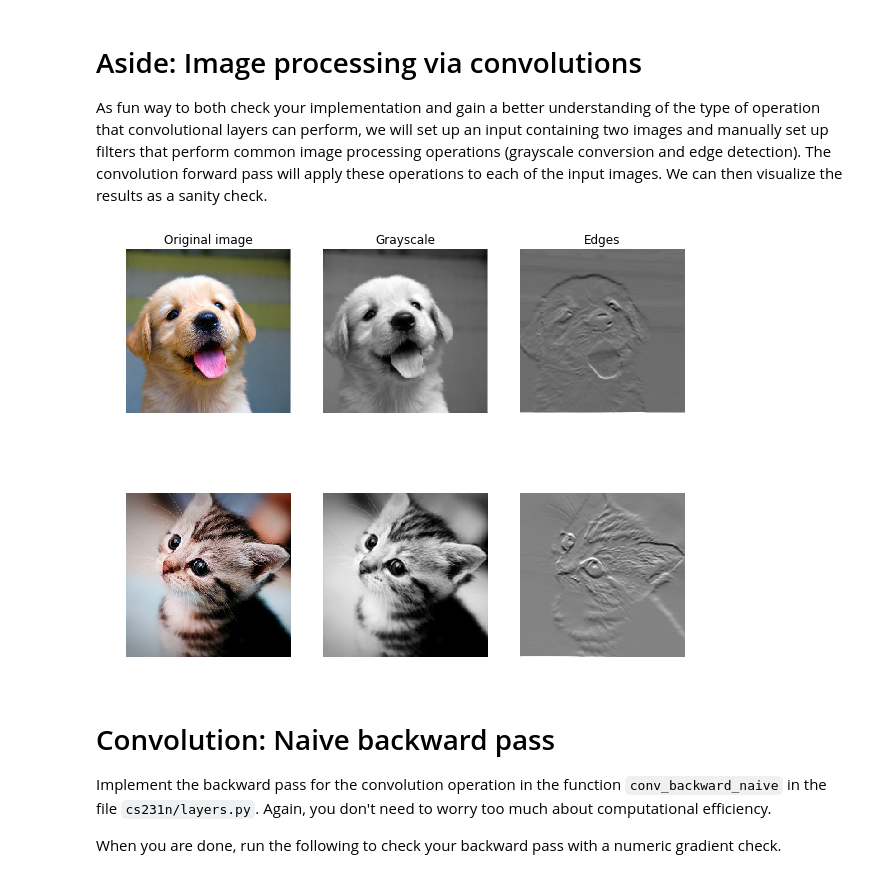
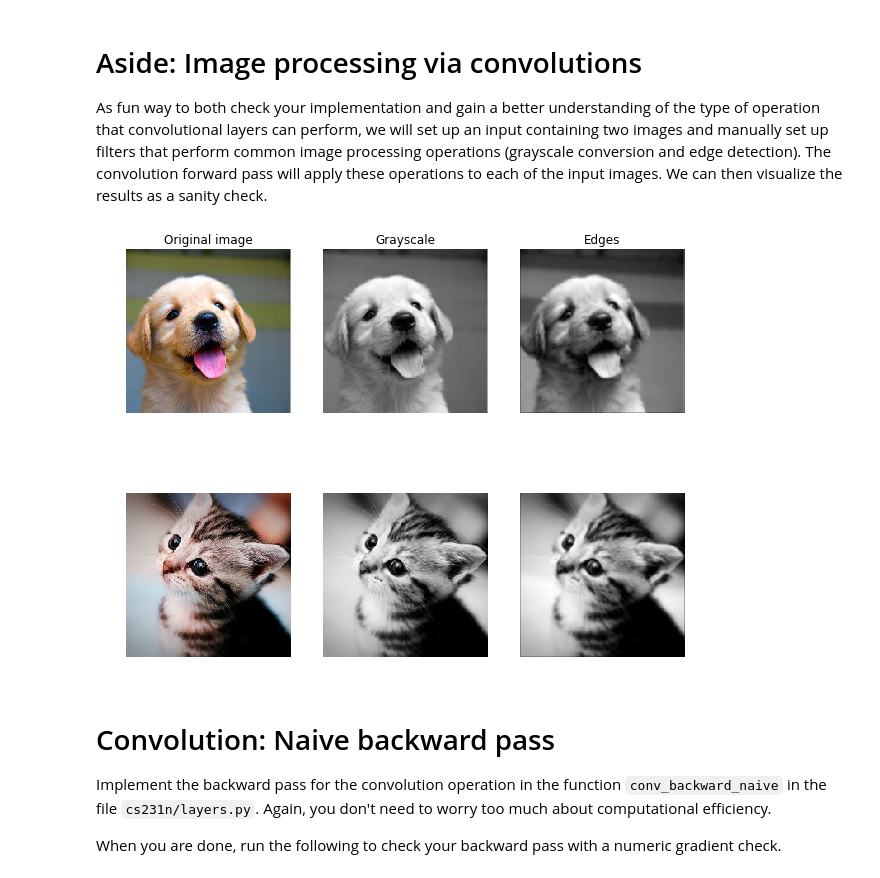
Before and after one commit to kingofyeti/yeti_cs231n, a Jupyter notebook: assignment2/ConvolutionalNetworks.ipynb, the cells around one changed output. Cells and saved outputs as stored; diff of their text form; code cells hidden in the pictures.

```diff
--- a/assignment2/ConvolutionalNetworks.ipynb
+++ b/assignment2/ConvolutionalNetworks.ipynb
@@ -103,7 +103,7 @@ w[0, 1, :, :] = [[0, 0, 0], [0, 0.6, 0], [0, 0, 0]]
 w[0, 2, :, :] = [[0, 0, 0], [0, 0.1, 0], [0, 0, 0]]
 
 # Second filter detects horizontal edges in the blue channel.
-w[1, 2, :, :] = [[1, 2, 1], [0, 0, 0], [-1, -2, -1]]
+w[1, 2, :, :] = [[1, 2, 1], [2, 4, 2], [1, 2, 1]]
 
 # Vector of biases. We don't need any bias for the grayscale
 # filter, but for the edge detection filter we want to add 128
@@ -112,35 +112,35 @@ b = np.array([0, 128])
 
 # Compute the result of convolving each input in x with each filter in w,
 # offsetting by b, and storing the results in out.
 out, _ = conv_forward_naive(x, w, b, {'stride': 1, 'pad': 1})
 
 def imshow_noax(img, normalize=True):
     """ Tiny helper to show images as uint8 and remove axis labels """
     if normalize:
         img_max, img_min = np.max(img), np.min(img)
         img = 255.0 * (img - img_min) / (img_max - img_min)
     plt.imshow(img.astype('uint8'))
     plt.gca().axis('off')
 
 # Show the original images and the results of the conv operation
 plt.subplot(2, 3, 1)
 imshow_noax(puppy, normalize=False)
 plt.title('Original image')
 plt.subplot(2, 3, 2)
 imshow_noax(out[0, 0])
 plt.title('Grayscale')
 plt.subplot(2, 3, 3)
 imshow_noax(out[0, 1])
 plt.title('Edges')
 plt.subplot(2, 3, 4)
 imshow_noax(kitten_cropped, normalize=False)
 plt.subplot(2, 3, 5)
 imshow_noax(out[1, 0])
 plt.subplot(2, 3, 6)
 imshow_noax(out[1, 1])
-plt.show()
+plt.show(1)
 # %% [output]
-[figure, old version]
+[figure, new version]
 # %% [markdown]
 # Convolution: Naive backward pass
 Implement the backward pass for the convolution operation in the function `conv_backward_naive` in the file `cs231n/layers.py`. Again, you don't need to worry too much about computational efficiency.
```
Also changed, not shown: 2 other files.
